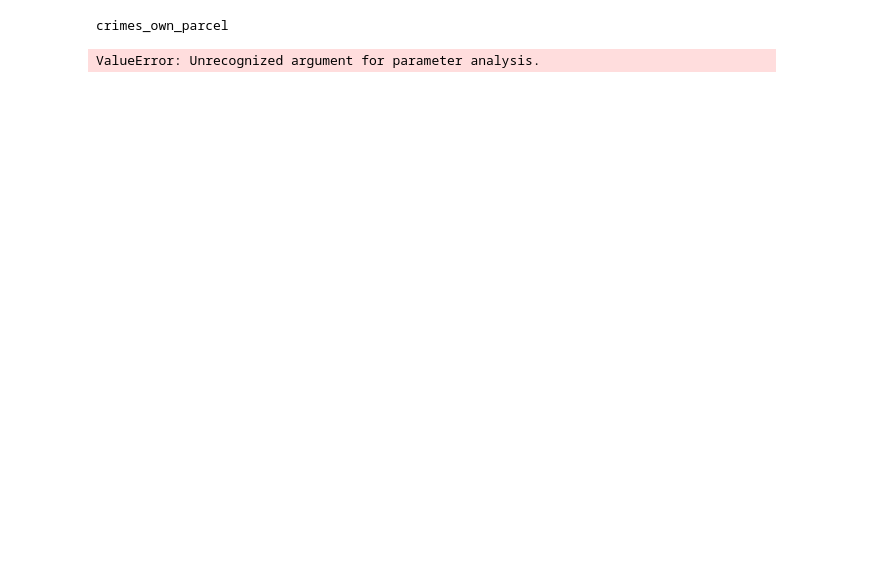
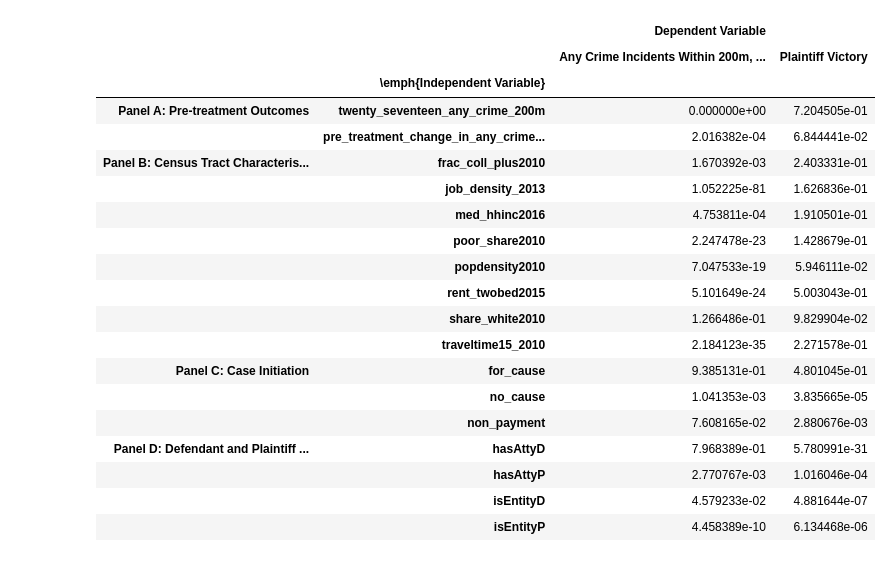
Before and after one commit to arjun-shanmugam/seniorthesis, a Jupyter notebook: src/02_analysis/03_DiD_crime_own_parcel_estimates.ipynb, the cells around one changed output. Saved outputs shown, nothing was run; the diff lists cells and outputs as text; code cells hidden in the pictures; blank space fills up the shorter version.

```diff
--- a/src/02_analysis/03_DiD_crime_own_parcel_estimates.ipynb
+++ b/src/02_analysis/03_DiD_crime_own_parcel_estimates.ipynb
@@ -18,4 +19,0 @@ df = pd.read_csv(INPUT_DATA)
-# %%
-value_vars_crime, month_to_int_dictionary, int_to_month_dictionary = generate_variable_names(analysis='crimes_own_parcel')
-# %% [output]
-crimes_own_parcel
@@ -22,6 +27,25 @@ crimes_own_parcel
 # %%
-covariates_exploration_df = select_controls(df=df, analysis='crimes_own_parcel', output_directory=OUTPUT_TABLES)
+covariates_exploration_df = select_controls(df=df, analysis=analysis, output_directory=OUTPUT_TABLES)
 covariates_exploration_df
 # %% [output]
-ValueError: Unrecognized argument for parameter analysis.
+|  |  | Dependent Variable |  |
+|  |  | Any Crime Incidents Within 200m, ... | Plaintiff Victory |
+|  | \emph{Independent Variable} |  |  |
+| Panel A: Pre-treatment Outcomes | twenty_seventeen_any_crime_200m | 0.000000e+00 | 7.204505e-01 |
+|  | pre_treatment_change_in_any_crime... | 2.016382e-04 | 6.844441e-02 |
+| Panel B: Census Tract Characteris... | frac_coll_plus2010 | 1.670392e-03 | 2.403331e-01 |
+|  | job_density_2013 | 1.052225e-81 | 1.626836e-01 |
+|  | med_hhinc2016 | 4.753811e-04 | 1.910501e-01 |
+|  | poor_share2010 | 2.247478e-23 | 1.428679e-01 |
+|  | popdensity2010 | 7.047533e-19 | 5.946111e-02 |
+|  | rent_twobed2015 | 5.101649e-24 | 5.003043e-01 |
+|  | share_white2010 | 1.266486e-01 | 9.829904e-02 |
+|  | traveltime15_2010 | 2.184123e-35 | 2.271578e-01 |
+| Panel C: Case Initiation | for_cause | 9.385131e-01 | 4.801045e-01 |
+|  | no_cause | 1.041353e-03 | 3.835665e-05 |
+|  | non_payment | 7.608165e-02 | 2.880676e-03 |
+| Panel D: Defendant and Plaintiff ... | hasAttyD | 7.968389e-01 | 5.780991e-31 |
+|  | hasAttyP | 2.770767e-03 | 1.016046e-04 |
+|  | isEntityD | 4.579233e-02 | 4.881644e-07 |
+|  | isEntityP | 4.458389e-10 | 6.134468e-06 |
 # %%
```
Also changed, not shown: parts of 10 cells of this notebook, 16 other files.
